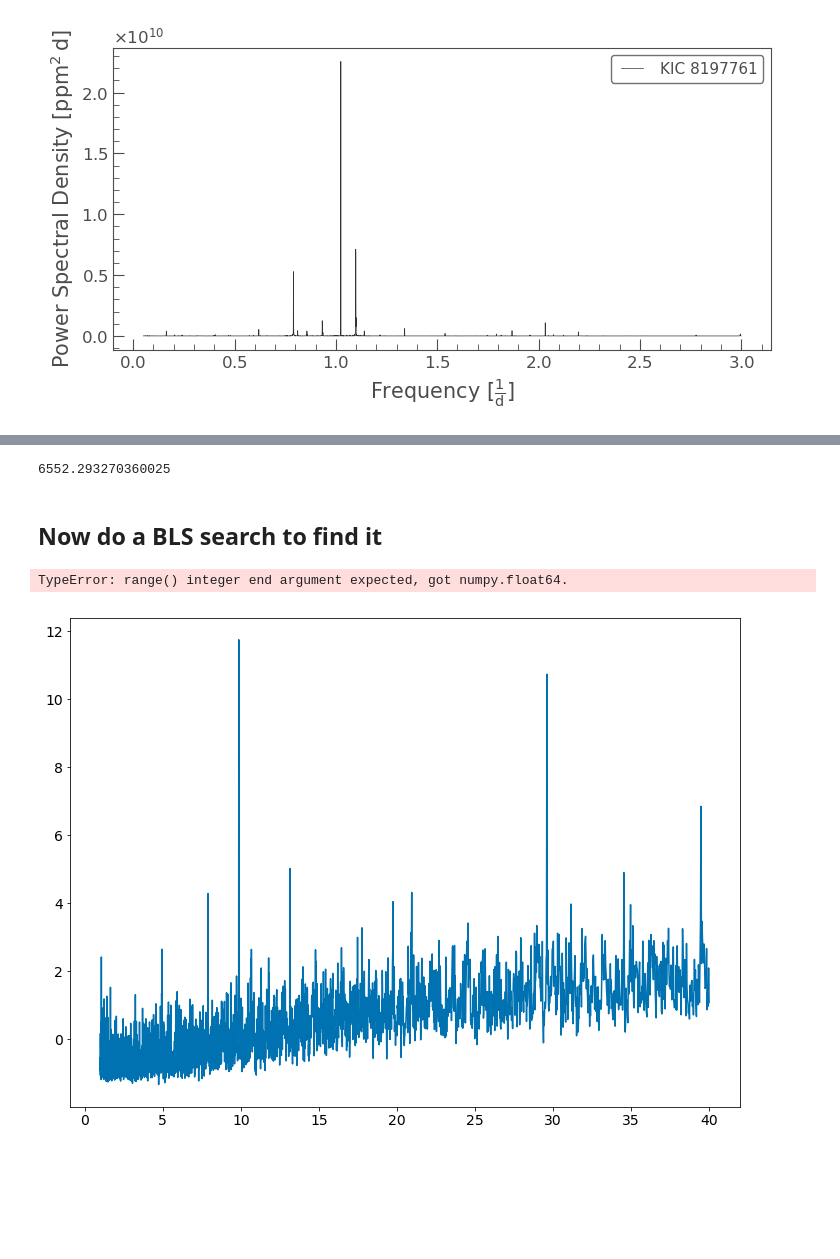
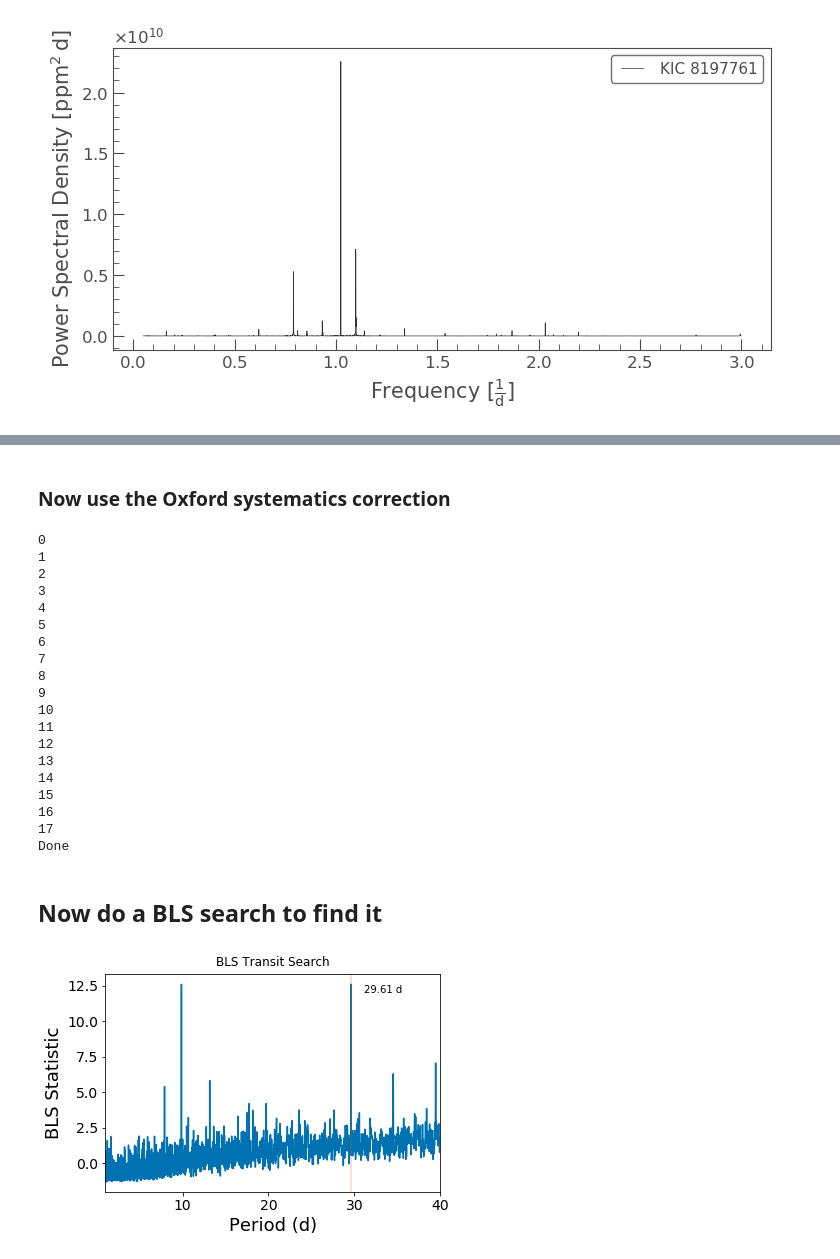
Before and after one commit to benjaminpope/hot, a Jupyter notebook: notebooks/test.ipynb, the cells around one changed output, grey strips where cells are left out. Drawn from its saved outputs; the diff is of its cells as text; code cells hidden in the pictures; blank space fills up the shorter version.

Commit message:
now supports oxford cbv correction

```diff
--- a/notebooks/test.ipynb
+++ b/notebooks/test.ipynb
@@ -57,19 +94,0 @@ plt.xlim(lc.time.min(),lc.time.min()+50)
-# %%
-lc = lcs[0]
-for lci in lcs[1:]:
-    lc = lc.append(lci)
-lc.plot()
-
-lc2 = copy.copy(lc)
-ff, pp, noise = [], [], []
-y_fit = 0
-
-for j in range(60):
-    pg = lc2.to_periodogram(min_period=4./24.*u.day, max_period=30.*u.day)
-    ff.append(pg.frequency_at_max_power.value)
-    pp.append(pg.max_power.value)
-    y_fit += LombScargle(lc2.time, lc2.flux, lc2.flux_err).model(lc2.time, pg.frequency_at_max_power.value)
-    lc2.flux = lc.flux- y_fit + 1.
-    noise.append(lc2.estimate_cdpp())
-
-lc2.plot()
@@ -85,6 +94,0 @@ plt.plot(noise)
-# %%
-lc2=lc2.flatten()
-plt.plot(lc.time,lc.flux,'.')
-plt.plot(lc.time,lc2.flux,'.')
-
-plt.xlim(500,900)
@@ -126,23 +111,51 @@ plt.plot(test,dummy,'.')
-# %%
-cdpp.cdpp(lc.time,lc.flux)
-# %% [output]
-6552.293270360025
+# %% [markdown]
+### Now use the Oxford systematics correction
+# %%
+lc3 = copy.copy(lc2)
+
+for qq in np.unique(lc2.quarter.astype('int')):
+    print qq
+    m = lc3.quarter==qq
+    lc3.flux[m] = correct_quarter(lc2,qq)
+
+print 'Done'
+# %% [output]
+0
+1
+2
+3
+4
+5
+6
+7
+8
+9
+10
+11
+12
+13
+14
+15
+16
+17
+Done
 # %% [markdown]
 ## Now do a BLS search to find it
 # %%
 from pybls import BLS
 # %%
-bls = BLS(lc2.time, lc2.flux, lc2.flux_err/10., period_range=(1,40), q_range=(0.001, 0.01), nf=4500, nbin=2000)
+bls = BLS(lc3.time, lc3.flux, lc3.flux_err/10., period_range=(1,40), q_range=(0.001, 0.01), nf=4500, nbin=2000)
 # %%
 res = bls()
 # %%
 plt.plot(bls.period,bls.sde)
-for j in range(bls.period.max()/res.bper):
-    plt.axvline(res.bper*j,alpha=0.25,color=colours[2])
+for j in range(np.round(bls.period.max()/res.bper).astype('int')):
+    plt.axvline(res.bper*(j+1),alpha=0.25,color=colours[2])
 plt.text(res.bper*1.05,bls.sde.max()*0.95,'%.2f d' % res.bper)
+plt.xlim(bls.period.min(),bls.period.max())
 plt.xlabel('Period (d)')
 plt.ylabel('BLS Statistic')
 plt.title('BLS Transit Search',y=1.01)
+plt.savefig('bls_%d.png' %  lc.targetid)
 # %% [output]
-TypeError: range() integer end argument expected, got numpy.float64.
-[figure, old version]
+[figure, new version]
```
Also changed, not shown: parts of 23 cells of this notebook, 2 other files.
